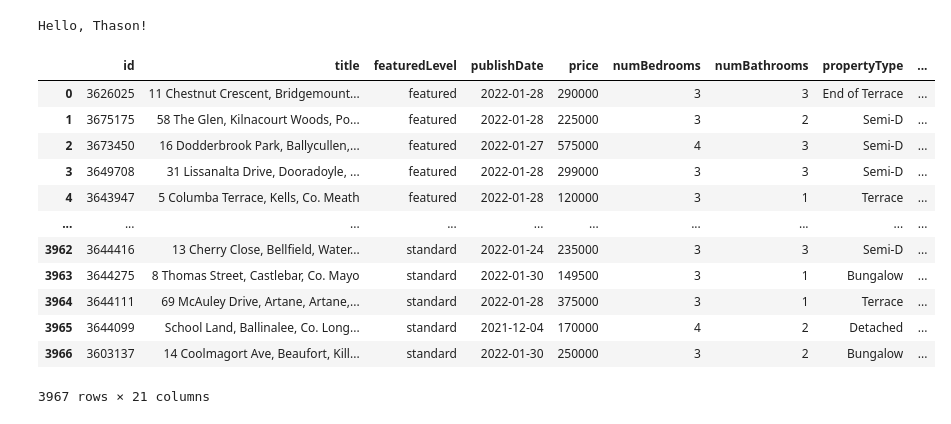
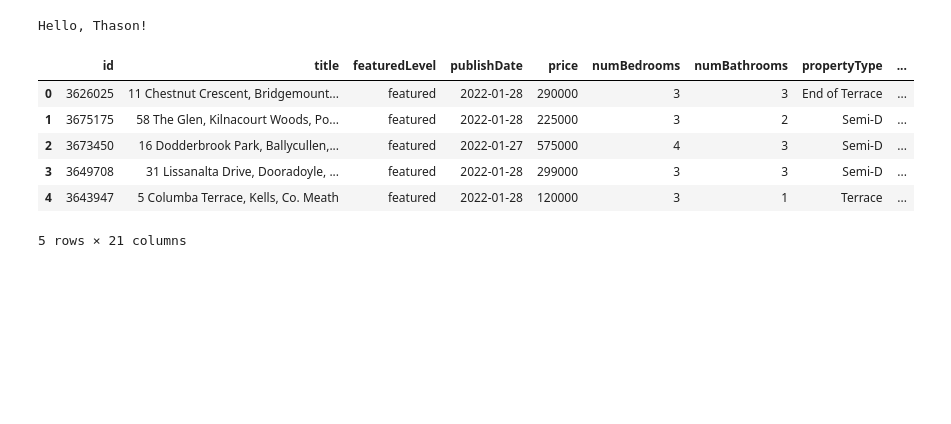
Before and after one commit to McKillenJason/congenial-happiness, a Jupyter notebook: StartingPoint.ipynb, the cells around one changed output. Saved outputs shown, nothing was run; the diff lists cells and outputs as text; code cells hidden in the pictures; blank space fills up the shorter version.

```diff
--- a/StartingPoint.ipynb
+++ b/StartingPoint.ipynb
@@ -5,26 +5,23 @@ Hello, Thason!
 # %%
 import pandas as pd
 import sklearn
 import numpy as np
 
 # Libraries for data visualisation
 import matplotlib.pyplot as plt
 
 # load dataset
 housing = pd.read_csv('housing.csv')
+
+# Drops the seller ID column, which is not necessary for our analysis
 housing = housing.drop(['sellerId'], axis=1)
-housing
+
+housing.head()
 # %% [output]
 |  | id | title | featuredLevel | publishDate | price | numBedrooms | numBathrooms | propertyType | ... |
 | 0 | 3626025 | 11 Chestnut Crescent, Bridgemount... | featured | 2022-01-28 | 290000 | 3 | 3 | End of Terrace | ... |
 | 1 | 3675175 | 58 The Glen, Kilnacourt Woods, Po... | featured | 2022-01-28 | 225000 | 3 | 2 | Semi-D | ... |
 | 2 | 3673450 | 16 Dodderbrook Park, Ballycullen,... | featured | 2022-01-27 | 575000 | 4 | 3 | Semi-D | ... |
 | 3 | 3649708 | 31 Lissanalta Drive, Dooradoyle, ... | featured | 2022-01-28 | 299000 | 3 | 3 | Semi-D | ... |
 | 4 | 3643947 | 5 Columba Terrace, Kells, Co. Meath | featured | 2022-01-28 | 120000 | 3 | 1 | Terrace | ... |
-| ... | ... | ... | ... | ... | ... | ... | ... | ... | ... |
-| 3962 | 3644416 | 13 Cherry Close, Bellfield, Water... | standard | 2022-01-24 | 235000 | 3 | 3 | Semi-D | ... |
-| 3963 | 3644275 | 8 Thomas Street, Castlebar, Co. Mayo | standard | 2022-01-30 | 149500 | 3 | 1 | Bungalow | ... |
-| 3964 | 3644111 | 69 McAuley Drive, Artane, Artane,... | standard | 2022-01-28 | 375000 | 3 | 1 | Terrace | ... |
-| 3965 | 3644099 | School Land, Ballinalee, Co. Long... | standard | 2021-12-04 | 170000 | 4 | 2 | Detached | ... |
-| 3966 | 3603137 | 14 Coolmagort Ave, Beaufort, Kill... | standard | 2022-01-30 | 250000 | 3 | 2 | Bungalow | ... |
-3967 rows × 21 columns
+5 rows × 21 columns
```
Also changed, not shown: parts of 13 cells of this notebook.
